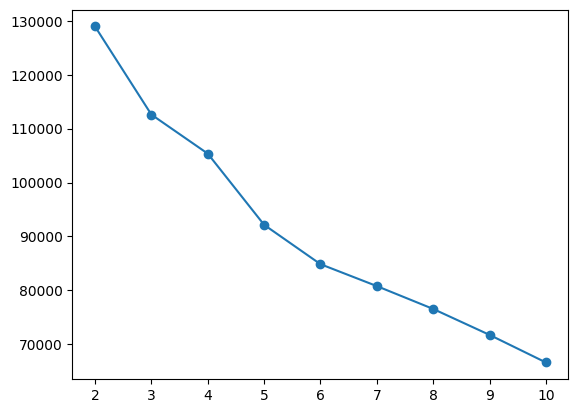
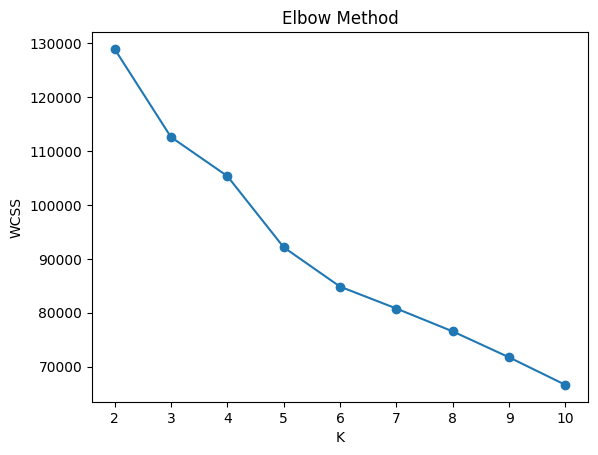
The change to this notebook cell's code, shown as a diff; its figure went from the first image to the second:
--- before
+++ after
@@ -1,2 +1,5 @@
 plt.plot(range(2,11),wcss,marker='o')
+plt.title("Elbow Method")
+plt.xlabel("K")
+plt.ylabel('WCSS')
 plt.show()

Commit: Created using Colab